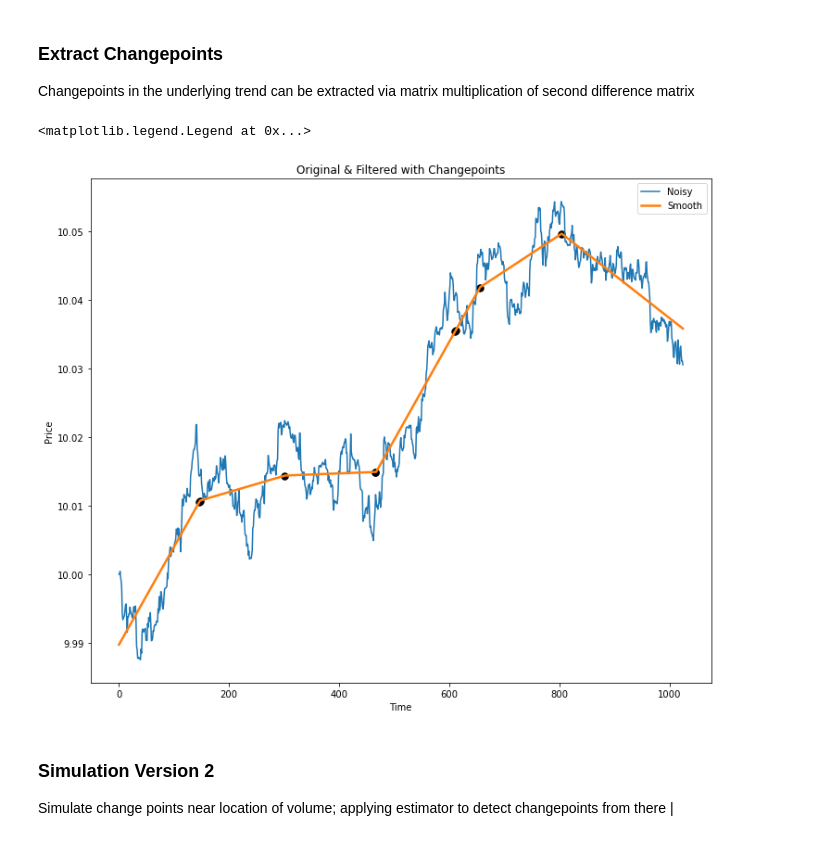
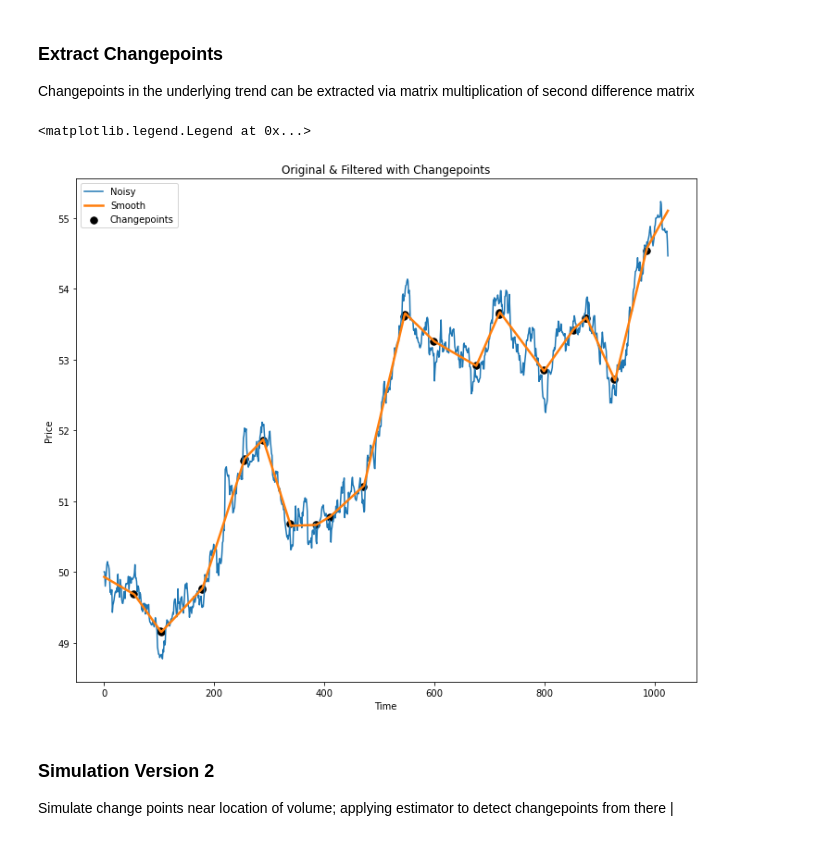
Before and after one commit to jasonbohne123/Adaptive_Signal_Estimation, a Jupyter notebook: Lasso_CPD/Simulations.ipynb, the cells around one changed output. Saved outputs shown, nothing was run; the diff lists cells and outputs as text; code cells hidden in the pictures.

```diff
--- a/Lasso_CPD/Simulations.ipynb
+++ b/Lasso_CPD/Simulations.ipynb
@@ -131,6 +131,6 @@ def sample_price_series(sparse_params,variance=1,init=0):
 
     obs=np.cumsum(np.array(obs))+init
 
-    return obs,mus,scales
+    return obs
 # %%
-price_series,mus,scales=sample_price_series(sparse_samples,variance=0.01,init=10)
+price_series=sample_price_series(sparse_samples,variance=1,init=50)
@@ -149,5 +146,5 @@ Text(0.5, 1.0, 'Simulated Path')
 # %% [markdown]
 Take cumulative product; scale by constant
 # %%
-trend_filter_series,status,D=l1tf_adaptive_ir(price_series.reshape(-1,1),lambda_p=10)
+trend_filter_series,status,D=l1tf_adaptive_ir(price_series.reshape(-1,1),lambda_p=50)
 # %% [output]
@@ -197,15 +194,15 @@ changepoints=extract_cp(trend_filter_series)
 # %%
 fig,ax=plt.subplots(figsize=(12,10))
 plt.plot(price_series,label='Noisy')
 plt.plot(trend_filter_series,label='Smooth',lw=2.5)
-plt.scatter(changepoints,trend_filter_series[changepoints],color='black',s=55)
+plt.scatter(changepoints,trend_filter_series[changepoints],color='black',s=55,label='Changepoints')
 plt.title("Original & Filtered with Changepoints")
 plt.xlabel("Time")
 plt.ylabel('Price')
 plt.legend()
 # %% [output]
 <matplotlib.legend.Legend at 0x...>
-[figure, old version]
+[figure, new version]
 # %% [markdown]
 ### Simulation Version 2
 
```
Also changed, not shown: parts of 9 cells of this notebook.
